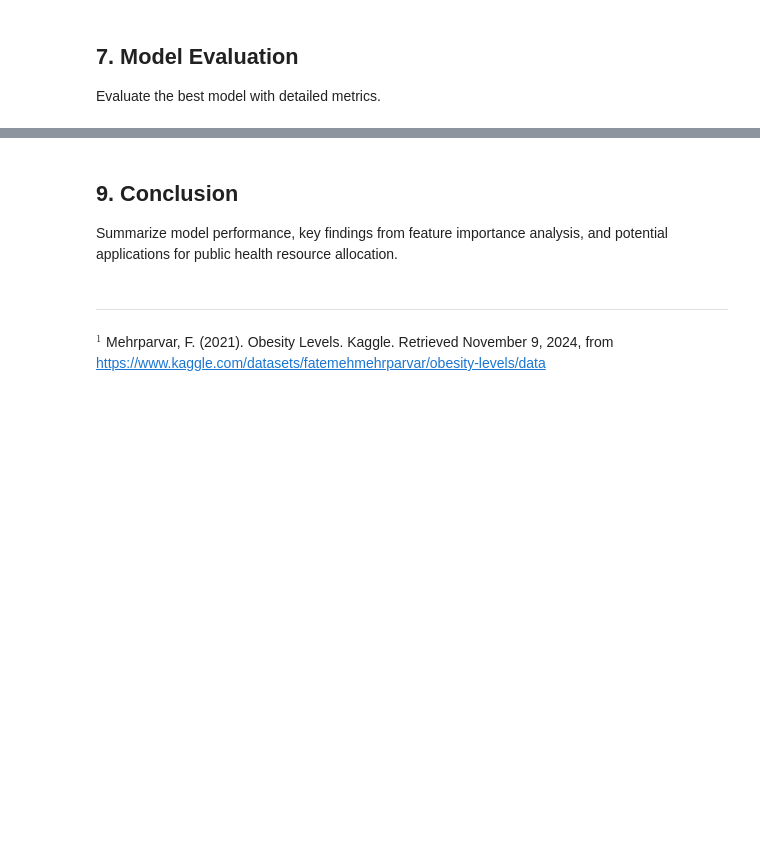
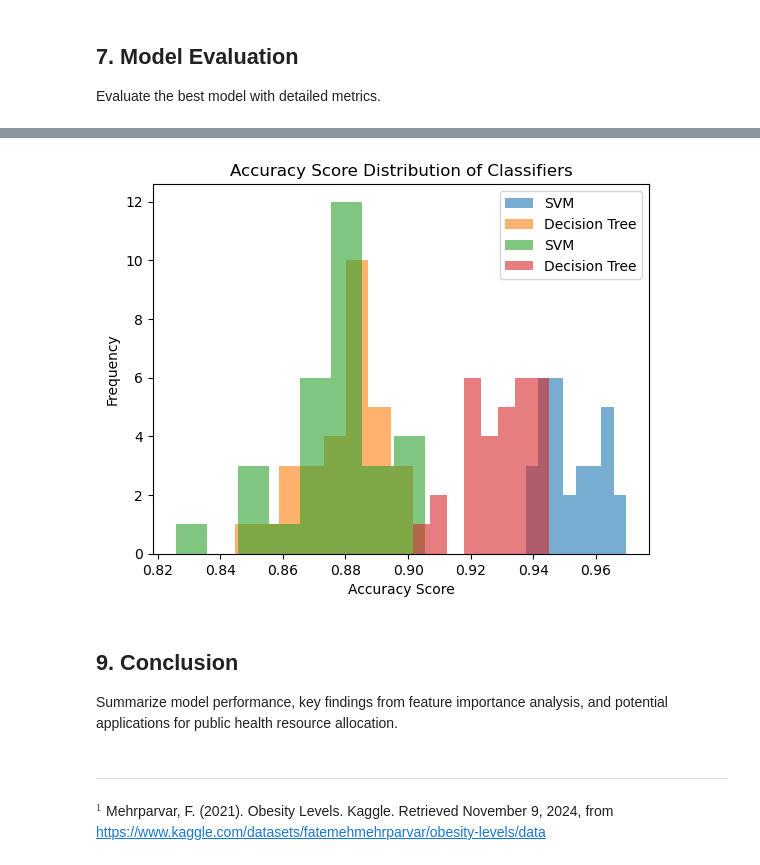
Before and after one commit to isralennon/MSAAI501, a Jupyter notebook: FinalProject/Obesity_Risk_Prediction_Model.ipynb, the cells around one changed output, grey strips where cells are left out. Saved outputs shown, nothing was run; the diff lists cells and outputs as text; code cells hidden in the pictures; blank space fills up the shorter version.

Commit message:
Lots of updates... Added various model fitting, drafted Model Analysis section and included additional EDA.

```diff
--- a/FinalProject/Obesity_Risk_Prediction_Model.ipynb
+++ b/FinalProject/Obesity_Risk_Prediction_Model.ipynb
@@ -137,3 +246,9 @@ X_train, X_test, y_train, y_test = train_test_split(X, y, test_size=0.2, random_
+# %%
+# Standardize training/test data
+# Standarizing data after splitting to avoid information leakage
+scaler = StandardScaler()
+X_train_scale = pd.DataFrame(scaler.fit_transform(X_train), columns=X_train.columns, index=X_train.index)
+X_test_scale = pd.DataFrame(scaler.transform(X_test), columns=X_test.columns, index=X_test.index)
 # %% [markdown]
 ## 6. Model Training
 Train multiple models and compare performance.
@@ -155,0 +311,14 @@ for model_name, model in models.items():
+# %%
+# Instantiate and train the Decision Tree
+dt_model = DecisionTreeClassifier(random_state=RANDOM_SEED)
+dt_model.fit(X_train_scale, y_train)
+
+# Make predictions on the test set
+dt_prediction = dt_model.predict(X_test_scale)
+
+# Calculate accuracy
+dt_accuracy = accuracy_score(y_test, dt_prediction)
+print(f'Accuracy: {dt_accuracy}')
+
+# Calculate F1 score
+dt_weighted_f1 = f1_score(y_test, dt_prediction, average='weighted')
@@ -161,3 +437,62 @@ Evaluate the best model with detailed metrics.
+# %%
+# NOTE: This takes a long time to run.
+
+i = 30 # Iterations
+
+# Lists to store accuracy scores for each model
+rf_scores = []
+svm_scores = []
+lg_scores = []
+dt_scores = []
+
+for i in range(i):
+    # Splits the data into training/test sets
+    _x_train, _x_test, _y_train, _y_test = train_test_split(X, y, test_size=0.25)
+
+    # Standardizes training/test data
+    _x_train_scaled = pd.DataFrame(scaler.fit_transform(_x_train), columns=_x_train.columns, index=_x_train.index)
+    _x_test_scaled = pd.DataFrame(scaler.transform(_x_test), columns=_x_test.columns, index=_x_test.index)
+
+    # Trains and evaluates Random Forest
+    rf_model.fit(_x_train_scaled, _y_train)
+    _rf_predictions = rf_model.predict(_x_test_scaled)
+    _rf_score = accuracy_score(_y_test, _rf_predictions)
+
+    # Trains and evaluates SVM
+    svm_model.fit(_x_train_scaled, _y_train)
+    _svm_predictions = svm_model.predict(_x_test_scaled)
+    _svm_score = accuracy_score(_y_test, _svm_predictions)
+
+    # Trains and evaluates Logistic Regression
+    lg_model.fit(_x_train_scaled, _y_train)
+    _lg_predictions = lg_model.predict(_x_test_scaled)
+    _lg_score = accuracy_score(_y_test, _lg_predictions)
+
+    # Trains and evaluates Decision Tree
+    dt_model.fit(_x_train_scaled, _y_train)
+    _dt_predictions = dt_model.predict(_x_test_scaled)
+    _dt_score = accuracy_score(_y_test, _dt_predictions)
+
+    # Collects the scores
+    rf_scores.append(_rf_score)
+    svm_scores.append(_svm_score)
+    lg_scores.append(_lg_score)
+    dt_scores.append(_dt_score)
+
+# Plot histograms of the scores
+plt.hist(rf_scores, bins=8, alpha=0.6, label='SVM')
+plt.hist(svm_scores, bins=8, alpha=0.6, label='Decision Tree')
+plt.hist(lg_scores, bins=8, alpha=0.6, label='SVM')
+plt.hist(dt_scores, bins=8, alpha=0.6, label='Decision Tree')
+
+#  Title, Labels, and Legend
+plt.legend()
+plt.xlabel("Accuracy Score")
+plt.ylabel("Frequency")
+plt.title("Accuracy Score Distribution of Classifiers")
+plt.show()
+# %% [output]
+[figure, added]
 # %% [markdown]
 ## 9. Conclusion
 Summarize model performance, key findings from feature importance analysis, and potential applications for public health resource allocation.
```
Also changed, not shown: parts of 37 cells of this notebook.
